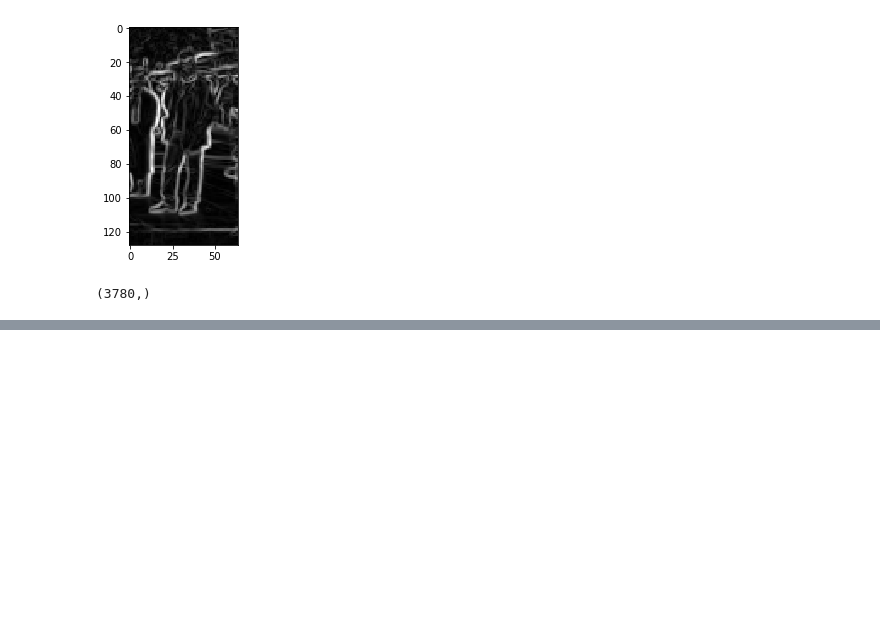
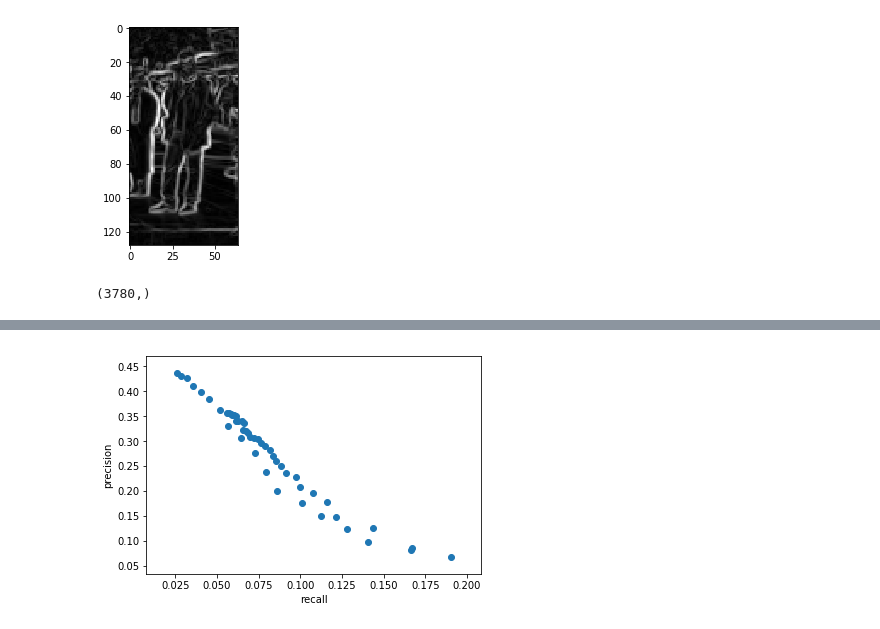
Before and after one commit to LC1905/Pedestrian_Detection, a Jupyter notebook: HOG/visualize.ipynb, the cells around one changed output, grey strips where cells are left out. Cells and saved outputs as stored; diff of their text form; code cells hidden in the pictures; blank space fills up the shorter version.

```diff
--- a/HOG/visualize.ipynb
+++ b/HOG/visualize.ipynb
@@ -128,0 +213,10 @@ Array([[[125, 107,  93],
+# %%
+pnonmax = precisions[48:]
+rnonmax = recalls[48:]
+# %%
+plt.scatter(rnonmax, pnonmax)
+plt.ylabel("precision")
+plt.xlabel("recall")
+plt.savefig("writeup_img/pr_nonmax.png")
+# %% [output]
+[figure, added]
```
Also changed, not shown: parts of 44 cells of this notebook, 1 other file.
